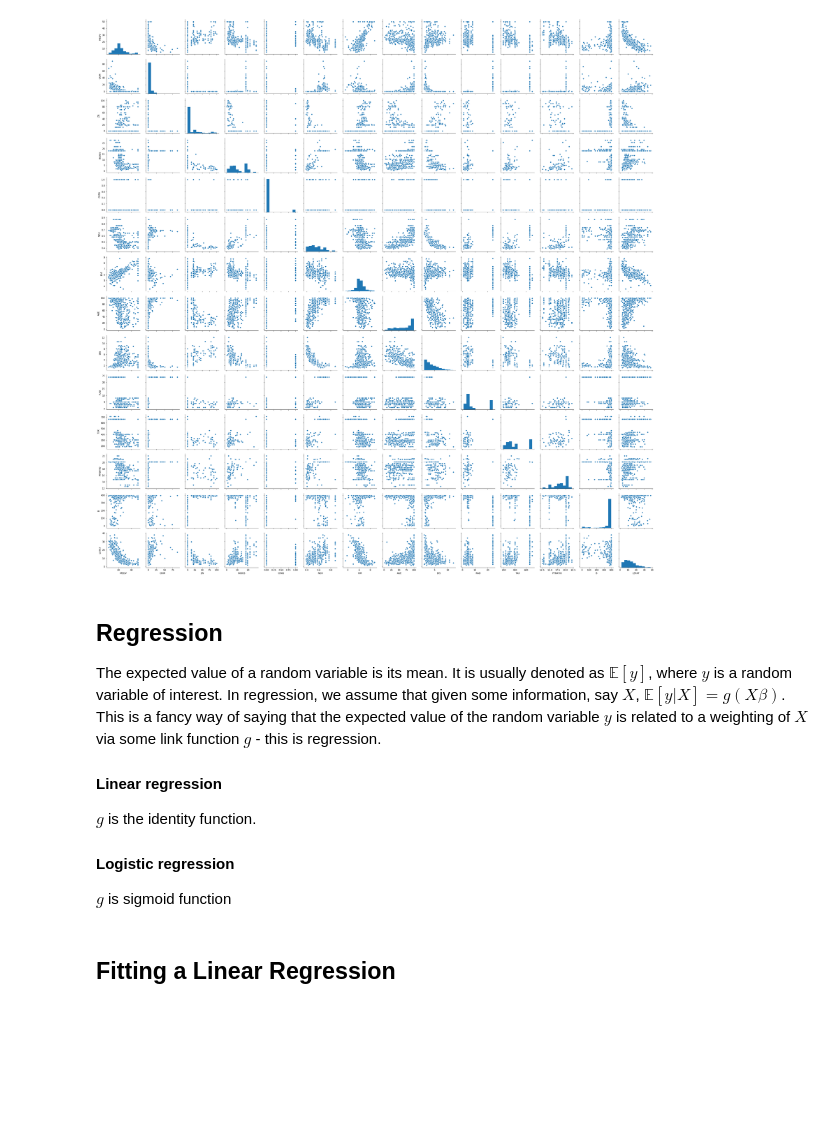
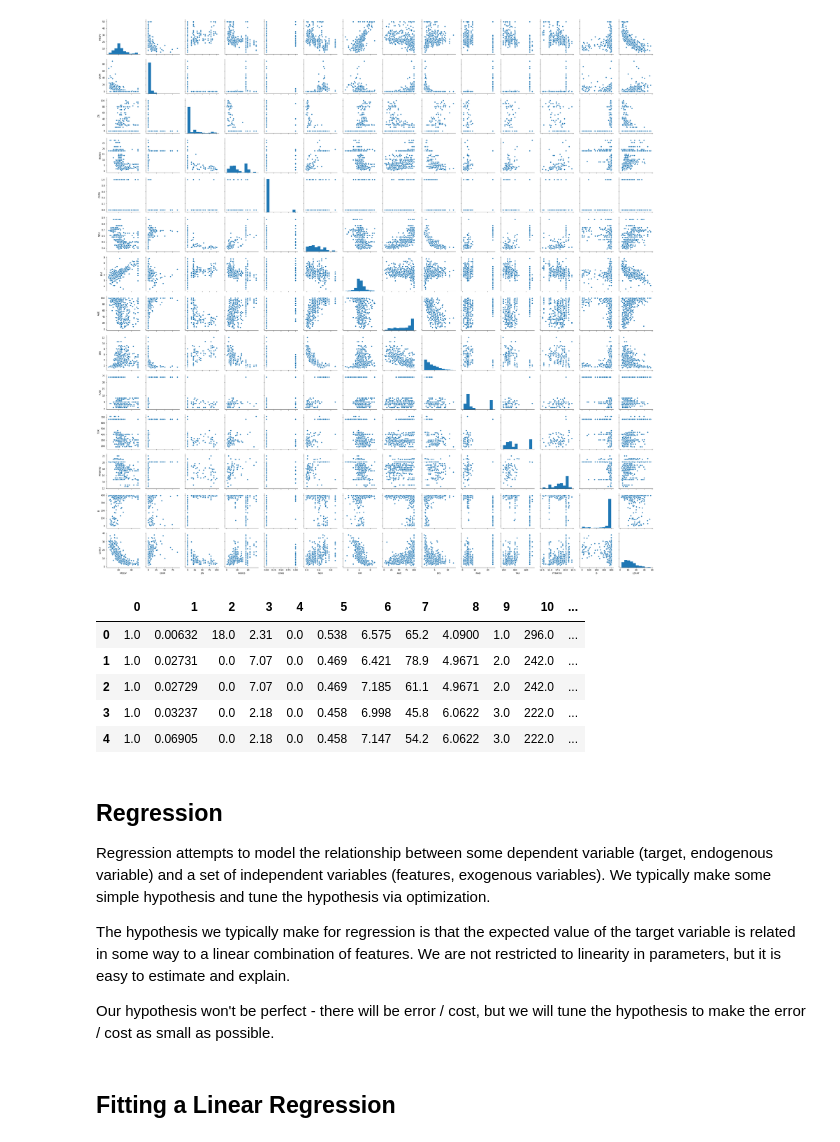
Before and after one commit to timsetsfire/regression-from-scratch, a Jupyter notebook: Regression from Scratch.ipynb, the cells around one changed output. Cells and saved outputs as stored; diff of their text form; code cells hidden in the pictures; blank space fills up the shorter version.

```diff
--- a/Regression from Scratch.ipynb
+++ b/Regression from Scratch.ipynb
@@ -486,18 +483,23 @@ y = np.matrix(y)
 # %%
 # add bias into X
 X = sma.add_constant(X)
-# %% [markdown]
-## Regression
-
-The expected value of a random variable is its mean.  It is usually denoted as $\mathbb{E}[y]$, where $y$ is a random variable of interest.  In regression, we assume that given some information, say $X$, $\mathbb{E}[y | X] = g(X\beta)$.  This is a fancy way of saying that the expected value of the random variable $y$ is related to a weighting of $X$ via some link function $g$ - this is regression.
-
-#### Linear regression
-
-$g$ is the identity function.
-
-#### Logistic regression
-
-$g$ is sigmoid function
+# %%
+DataFrame(X).head()
+# %% [output]
+|  | 0 | 1 | 2 | 3 | 4 | 5 | 6 | 7 | 8 | 9 | 10 | ... |
+| 0 | 1.0 | 0.00632 | 18.0 | 2.31 | 0.0 | 0.538 | 6.575 | 65.2 | 4.0900 | 1.0 | 296.0 | ... |
+| 1 | 1.0 | 0.02731 | 0.0 | 7.07 | 0.0 | 0.469 | 6.421 | 78.9 | 4.9671 | 2.0 | 242.0 | ... |
+| 2 | 1.0 | 0.02729 | 0.0 | 7.07 | 0.0 | 0.469 | 7.185 | 61.1 | 4.9671 | 2.0 | 242.0 | ... |
+| 3 | 1.0 | 0.03237 | 0.0 | 2.18 | 0.0 | 0.458 | 6.998 | 45.8 | 6.0622 | 3.0 | 222.0 | ... |
+| 4 | 1.0 | 0.06905 | 0.0 | 2.18 | 0.0 | 0.458 | 7.147 | 54.2 | 6.0622 | 3.0 | 222.0 | ... |
+# %% [markdown]
+## Regression
+
+Regression attempts to model the relationship between some dependent variable (target, endogenous variable) and a set of independent variables (features, exogenous variables).  We typically make some simple hypothesis and tune the hypothesis via optimization.
+
+The hypothesis we typically make for regression is that the expected value of the target variable is related in some way to a linear combination of features.  We are not restricted to linearity in parameters, but it is easy to estimate and explain.
+
+Our hypothesis won't be perfect - there will be error / cost,  but we will tune the hypothesis to make the error / cost as small as possible.
 # %% [markdown]
 ## Fitting a Linear Regression
 # %% [markdown]
```
Also changed, not shown: parts of 32 cells of this notebook.
